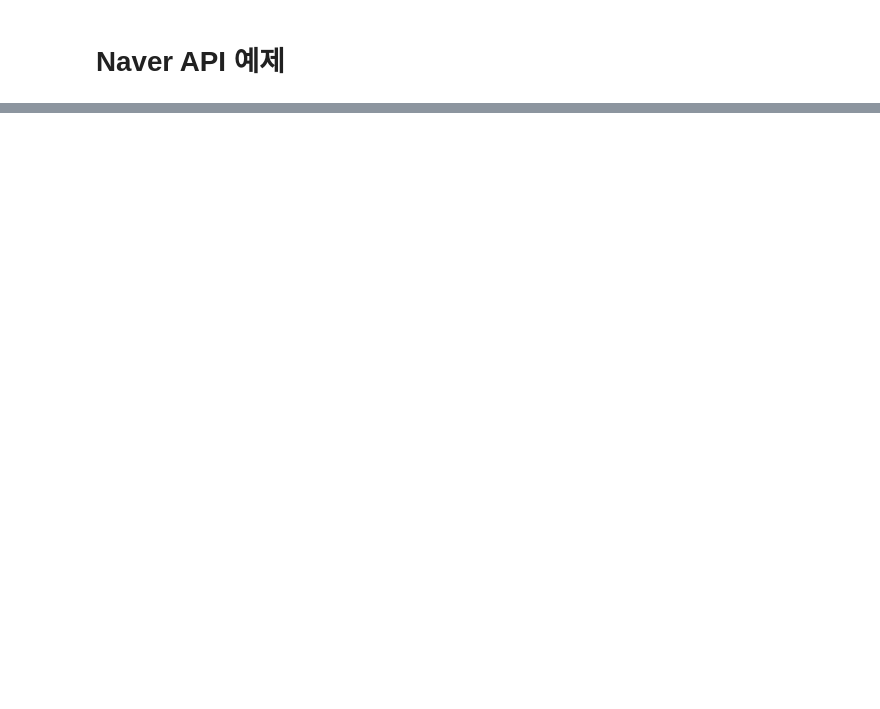
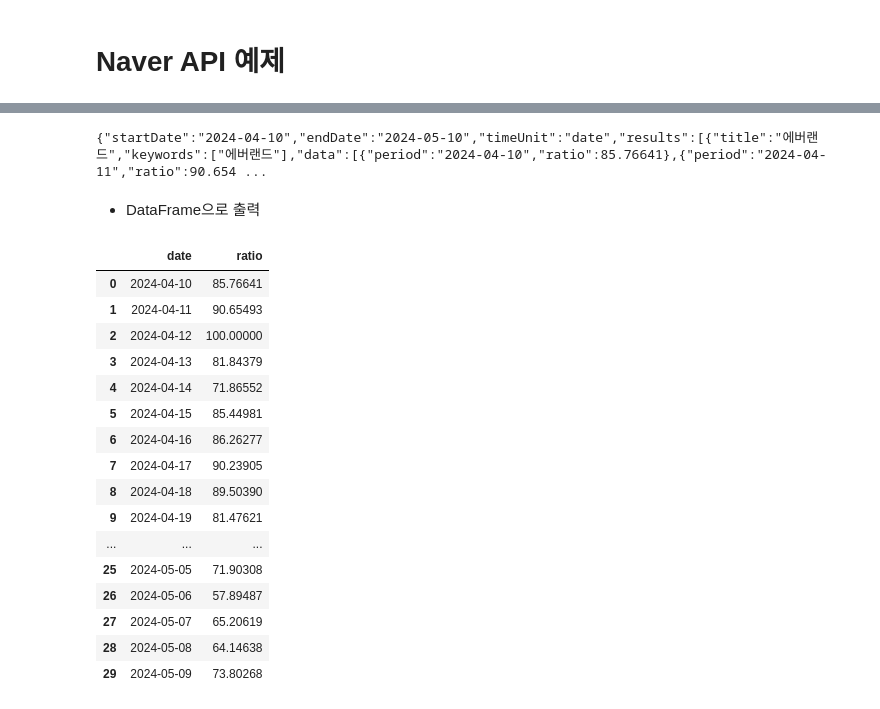
Before and after one commit to piaris/yeogiyo, a Jupyter notebook: crawling/crawling_api.ipynb, the cells around one changed output, grey strips where cells are left out. Cells and saved outputs as stored; diff of their text form; code cells hidden in the pictures; blank space fills up the shorter version.

Commit message:
naverAPI_crawling.ver01

```diff
--- a/crawling/crawling_api.ipynb
+++ b/crawling/crawling_api.ipynb
@@ -173,0 +26,73 @@ result_lst
+# %%
+# 검색어 입력
+keyword = input("검색어 : ")
+
+# 검색 기간 설정
+# day로 설정할 경우 relativedelta 대신 timedelta t사용
+day = datetime.now()
+startDate =(day-relativedelta(months=1)).strftime('%Y-%m-%d')
+endDate = day.strftime('%Y-%m-%d')
+
+# 요청할 data
+body = {
+    'startDate': startDate,
+    'endDate': endDate,
+    'timeUnit': "date",
+    'keywordGroups': [
+        {'groupName': keyword, 'keywords': [keyword]},
+    ]
+}
+# POST 요청을 위해 JSON 직렬화 및 인코딩
+json_body = json.dumps(body).encode("utf-8")
+
+# header에 APi 정보 추가
+header = {
+    "X-Naver-Client-Id": os.environ.get('client_id'),
+    "X-Naver-Client-Secret": os.environ.get('client_secret'),
+    "Content-Type": "application/json"
+}
+
+# request
+url = "https://openapi.naver.com/v1/datalab/search"
+request = urllib.request.Request(url, headers=header, data=json_body)
+response = urllib.request.urlopen(request)
+rescode = response.getcode()
+if(rescode==200):
+    response_body = response.read()
+    response_data= response_body.decode('utf-8')
+    print(response_data)
+else:
+    print("Error Code:" + rescode)
+# %% [output]
+{"startDate":"2024-04-10","endDate":"2024-05-10","timeUnit":"date","results":[{"title":"에버랜드","keywords":["에버랜드"],"data":[{"period":"2024-04-10","ratio":85.76641},{"period":"2024-04-11","ratio":90.654 ...
+# %% [markdown]
+- DataFrame으로 출력
+# %%
+# json 형태로 전환
+result = json.loads(response_data)
+# type(result)
+
+# 변수에 저장
+date = [i['period'] for i in result['results'][0]['data']]
+ratio = [i['ratio'] for i in result['results'][0]['data']]
+
+df_search = pd.DataFrame({"date": date, "ratio":ratio})
+df_search
+# %% [output]
+|  | date | ratio |
+| 0 | 2024-04-10 | 85.76641 |
+| 1 | 2024-04-11 | 90.65493 |
+| 2 | 2024-04-12 | 100.00000 |
+| 3 | 2024-04-13 | 81.84379 |
+| 4 | 2024-04-14 | 71.86552 |
+| 5 | 2024-04-15 | 85.44981 |
+| 6 | 2024-04-16 | 86.26277 |
+| 7 | 2024-04-17 | 90.23905 |
+| 8 | 2024-04-18 | 89.50390 |
+| 9 | 2024-04-19 | 81.47621 |
+| ... | ... | ... |
+| 25 | 2024-05-05 | 71.90308 |
+| 26 | 2024-05-06 | 57.89487 |
+| 27 | 2024-05-07 | 65.20619 |
+| 28 | 2024-05-08 | 64.14638 |
+| 29 | 2024-05-09 | 73.80268 |
```
Also changed, not shown: parts of 9 cells of this notebook, 2 other files.
